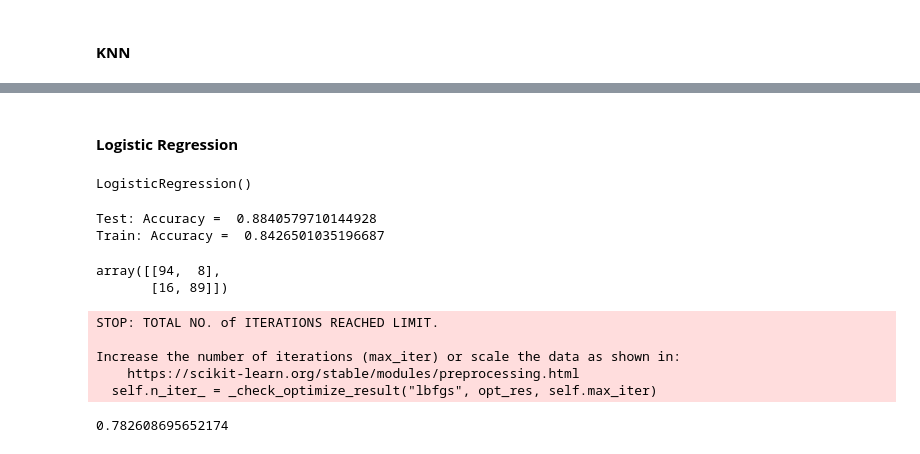
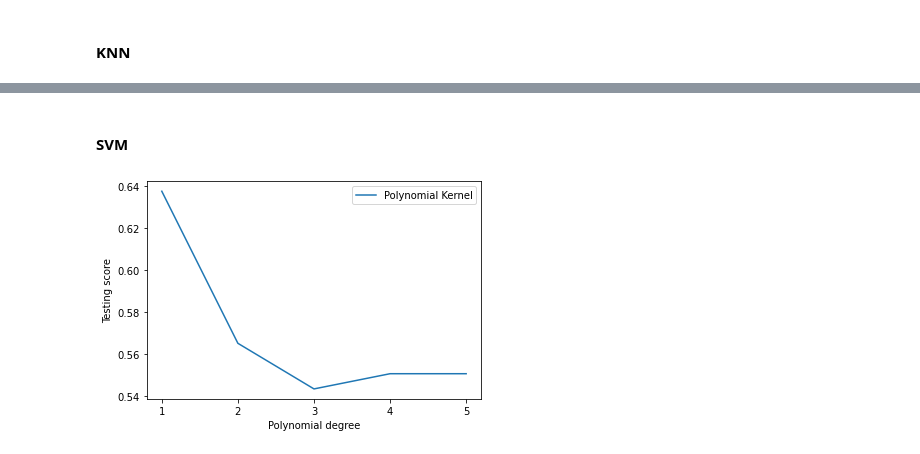
Before and after one commit to bryanliu94/CS7641_Machine_Learning, a Jupyter notebook: creditcard-approval.ipynb, the cells around one changed output, grey strips where cells are left out. Cells and saved outputs as stored; diff of their text form; code cells hidden in the pictures.

```diff
--- a/creditcard-approval.ipynb
+++ b/creditcard-approval.ipynb
@@ -689,2 +645,0 @@ Train score: 0.7122153209109731 Test score: 0.642512077294686
-# %% [markdown]
-#### **Logistic Regression**
@@ -698,48 +646,22 @@ rescaledxTest = scaler.fit_transform(xTest)
-# %%
-# Import LogisticRegression
-from sklearn.linear_model import LogisticRegression
-
-# Instantiate a LogisticRegression classifier with default parameter values
-logreg = LogisticRegression()
-
-# Fit logreg to the train set
-logreg.fit(rescaledxTrain, yTrain)
-# %% [output]
-LogisticRegression()
-# %%
-# Import confusion_matrix
-from sklearn.metrics import confusion_matrix
-# Use logreg to predict instances from the test set and store it
-y_pred = logreg.predict(rescaledxTest)
-y_pred1 = logreg.predict(rescaledxTrain)
-
-# Get the accuracy score of logreg model and print it
-print("Test: Accuracy = ", logreg.score(rescaledxTest,yTest))
-print("Train: Accuracy = ", logreg.score(rescaledxTrain,yTrain))
-
-# Print the confusion matrix of the logreg model
-confusion_matrix(yTest,y_pred)
-# %% [output]
-Test: Accuracy =  0.8840579710144928
-Train: Accuracy =  0.8426501035196687
-array([[94,  8],
-       [16, 89]])
+# %% [markdown]
+#### **SVM**
 # %%
-svm_clf = svm.SVC(kernel='linear')
-# clf.fit(xTrain, yTrain)
-# clf.score(xTest,yTest)
+plt.figure()
+degrees = range(1, 6)
+
+poly_test = []
+for i in degrees:
 
 
-# mlp_clf = MLPClassifier(solver='lbfgs', alpha=1e-5, hidden_layer_sizes=(15, 10, 2), random_state=1)
-mlp_clf = MLPClassifier(hidden_layer_sizes=(26,150,26),  max_iter=1000, solver='lbfgs', activation='relu', alpha=0.7,
-                 learning_rate_init=0.5,  verbose=False, momentum=0.1, random_state=42)
-mlp_clf.fit(xTrain, yTrain)
-mlp_clf.score(xTest,yTest)
-# 0.7922705314009661
+    svm_clf = svm.SVC(kernel='poly', degree=i)
+    svm_clf.fit(xTrain, yTrain)
+    score = svm_clf.score(xTest,yTest)
+    poly_test.append(score)
+plt.plot(degrees, poly_test)
+plt.legend(['Polynomial Kernel'])
+plt.xlabel('Polynomial degree')
+plt.ylabel('Testing score')
+plt.xticks(degrees)
+plt.show()
 # %% [output]
-STOP: TOTAL NO. of ITERATIONS REACHED LIMIT.
-
-Increase the number of iterations (max_iter) or scale the data as shown in:
-    https://scikit-learn.org/stable/modules/preprocessing.html
-  self.n_iter_ = _check_optimize_result("lbfgs", opt_res, self.max_iter)
-0.782608695652174
+[figure, added]
```
Also changed, not shown: parts of 16 cells of this notebook, 3 other files.
